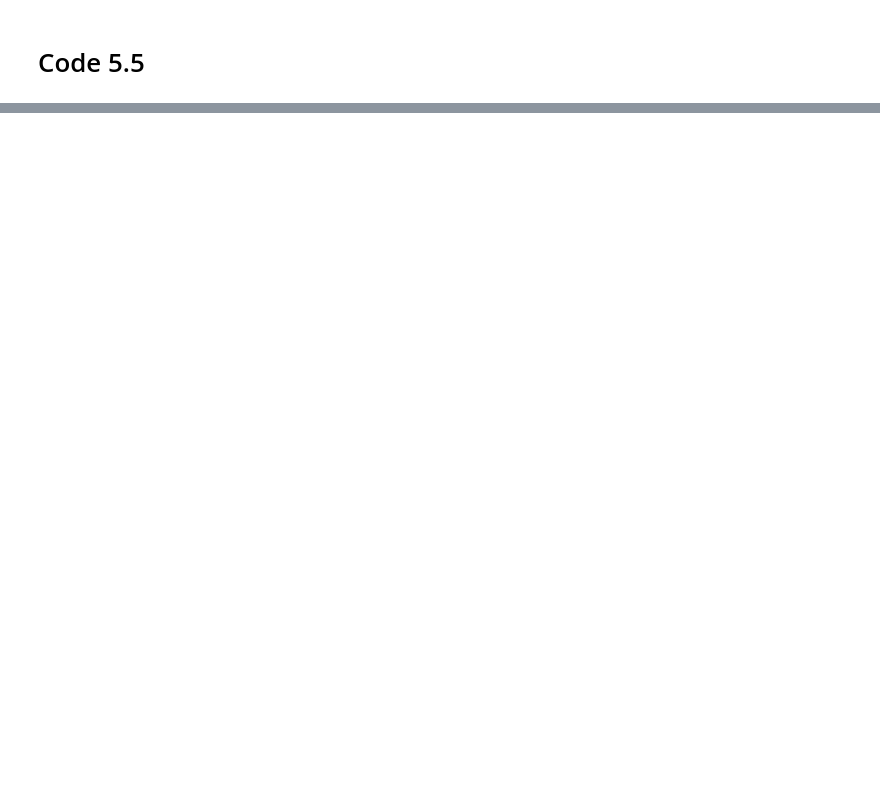
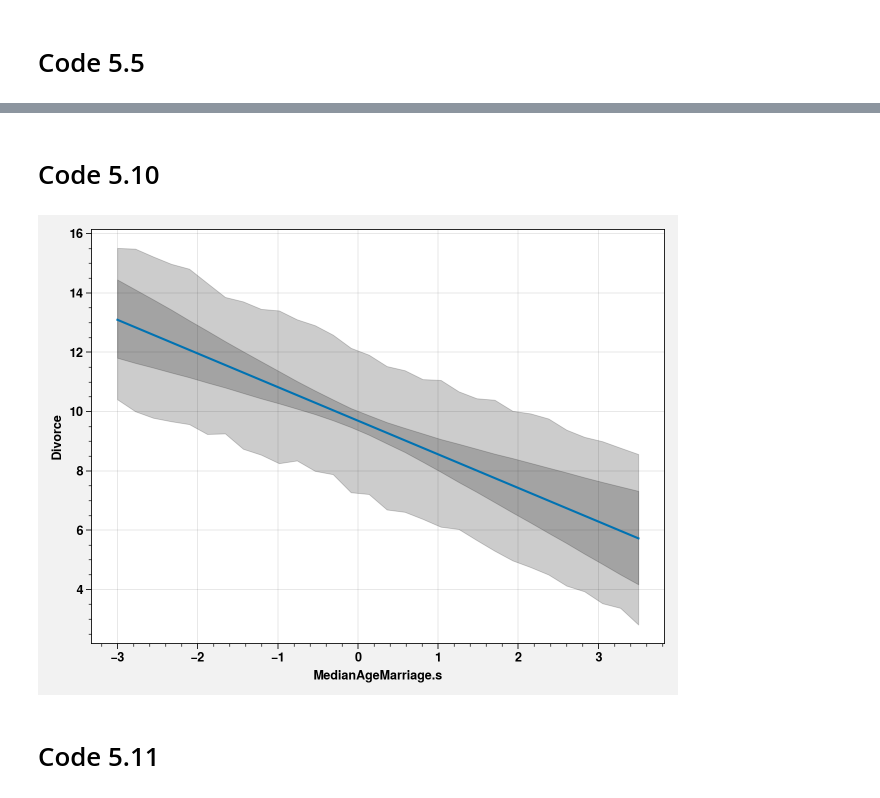
Before and after one commit to saketkc/pyro-rethinking, a Jupyter notebook: Chapters/05_Chapter05.ipynb, the cells around one changed output, grey strips where cells are left out. Cells and saved outputs as stored; diff of their text form; code cells hidden in the pictures; blank space fills up the shorter version.

```diff
--- a/Chapters/05_Chapter05.ipynb
+++ b/Chapters/05_Chapter05.ipynb
@@ -256,0 +309,46 @@ i
+# %% [markdown]
+# Code 5.10
+# %%
+def sim(post, A, R, num_samples=1000):
+
+  mu = post["bA"].detach().reshape((num_samples,1))*A.reshape(1, A.shape[0])
+  mu += post["bR"].detach().reshape((num_samples,1))*R
+  mu += post["a"].detach().reshape((num_samples,1))
+
+  sigma = post["sigma"].reshape(num_samples,1)
+  divorce = dist.Normal(mu,
+                        sigma).sample()
+  return divorce
+
+
+def link(samples, A, R, num_samples=1000):
+
+  mu = samples["bA"].detach().reshape((num_samples,1))*A.reshape(1, A.shape[0])
+  mu += samples["a"].detach().reshape((num_samples,1))
+  mu += samples["bR"].detach().reshape((num_samples,1))*R
+  return mu
+
+
+R_avg = d['Marriage_s'].mean()
+A_seq = torch.linspace(-3., 3.5, steps=30)
+
+samples = samples53
+mu = link(samples, A_seq, R_avg, num_samples=1000)
+mu_mean = mu.mean(0)
+mu_PI = stats.pi(mu, dim=0, prob=0.89)
+
+A_sim = sim(samples, A_seq, R_avg)
+A_PI = stats.pi(A_sim, dim=0, prob=0.89)
+
+
+fig, ax = plt.subplots()
+sns.lineplot(A_seq.numpy(), mu_mean.numpy(), ax=ax)
+ax.fill_between(A_seq, mu_PI[0], mu_PI[1], color="k", alpha=0.2)
+ax.fill_between(A_seq, A_PI[0], A_PI[1], color="k", alpha=0.2)
+ax.set_xlabel('MedianAgeMarriage.s')
+ax.set_ylabel('Divorce')
+fig.tight_layout()
+# %% [output]
+[figure, added]
+# %% [markdown]
+# Code 5.11
```
Also changed, not shown: parts of 92 cells of this notebook.
